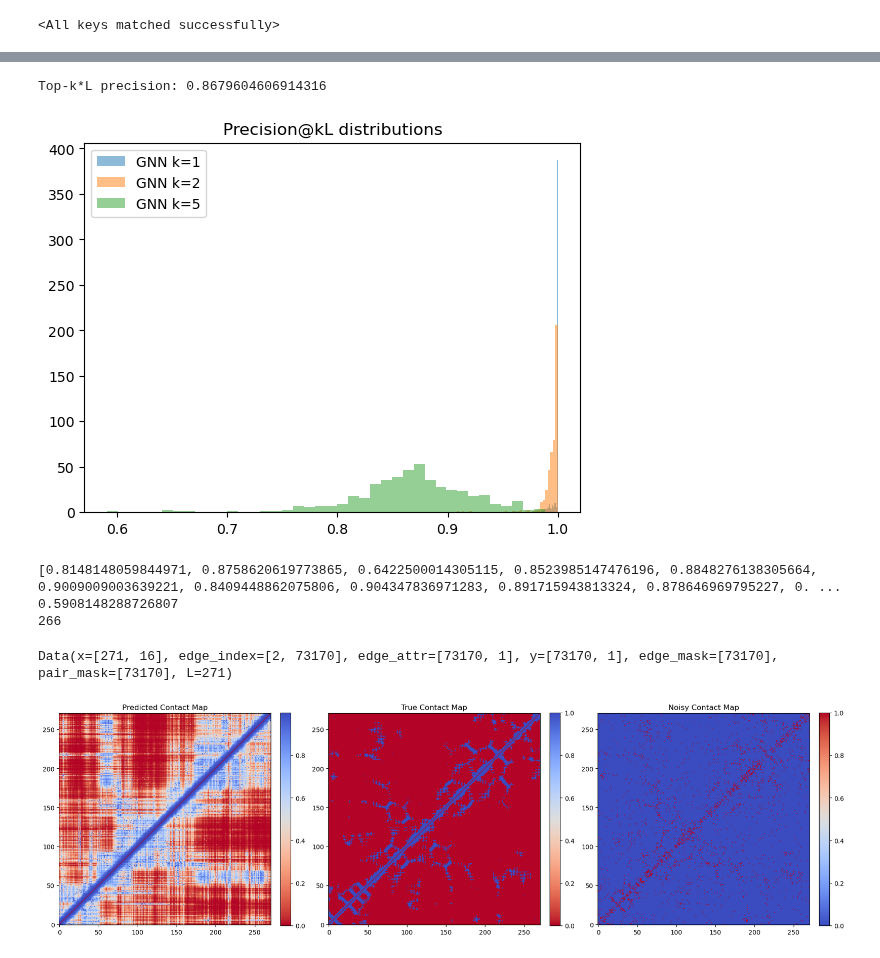
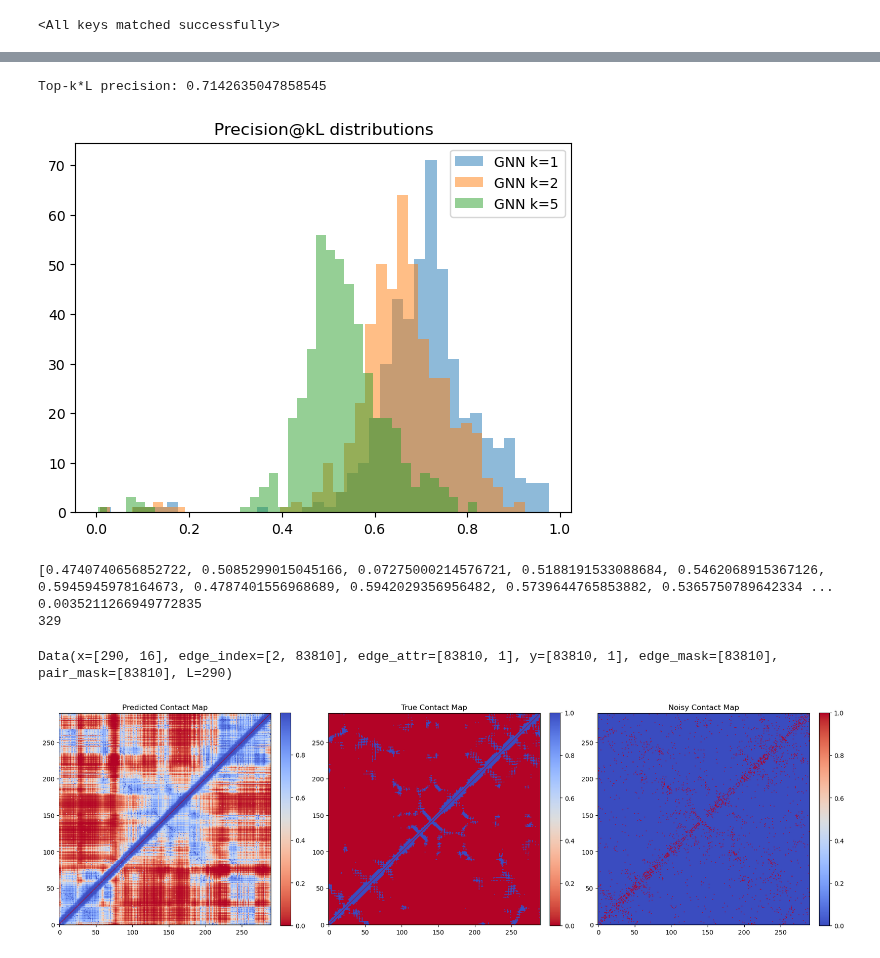
Before and after one commit to Fabiog17/Internship, a Jupyter notebook: GNN_cc_likeDCA.ipynb, the cells around one changed output, grey strips where cells are left out. Drawn from its saved outputs; the diff is of its cells as text; code cells hidden in the pictures.

```diff
--- a/GNN_cc_likeDCA.ipynb
+++ b/GNN_cc_likeDCA.ipynb
@@ -227,7 +227,7 @@ import numpy as np
 import torch
 from torch_geometric.data import Data
 
-def build_graph_contact(noisy_contact_map, true_contact_map=None, sep_min=0):
+def build_graph_contact(noisy_contact_map, distance_map=None, sep_min=5):
 
     N = len(noisy_contact_map)
 
@@ -242,9 +242,11 @@ def build_graph_contact(noisy_contact_map, true_contact_map=None, sep_min=0):
     pair_mask = i < j
     long_range_ok = (torch.abs(i - j) >= sep_min)
 
-    if true_contact_map is not None:
+    if distance_map is not None:
+        known = np.isfinite(distance_map)
+        known = torch.tensor(known, dtype=torch.bool)
+        true_contact_map = contact_from_distance(distance_map, threshold=8.0)
         true_contact_map = torch.tensor(true_contact_map, dtype=torch.float)
-        known = torch.isfinite(true_contact_map)
         labels = (known & (true_contact_map == 1)).float()
     else:
         known = torch.ones((N, N), dtype=torch.bool)
@@ -292,12 +294,11 @@ for file in os.listdir(folder_path):
 
     try:
         distance_map, __ = distance_map_PDB(pdb_path, chain_id, output_map_file)
-        true_contact_map = contact_from_distance(distance_map, threshold=8.0)
 
         L= distance_map.shape[0]
         K = 5 * L
         noisy_contact_map, __ = sample_noisy_contact_map_from_distance(distance_map,p_detect_by_r,K,threshold=8.0,seed=1)
-        data = build_graph_contact(noisy_contact_map, true_contact_map)
+        data = build_graph_contact(noisy_contact_map, distance_map)
         all_data.append(data)
     except:
         print(f"Some error occurred in the sequence {file}")
@@ -568,11 +569,18 @@ device = torch.device('cuda' if torch.cuda.is_available() else 'cpu')
 
 model = EdgeGNN(node_in_ch=16, edge_in_ch=1, hidden_ch=25, mlp_hidden_ch=12, GNN_layers=3).to(device)
 
+save_path = "best_model_cc_likeDCA.pt"
+#to load an old model
+# state_dict = torch.load(save_path)
+# model.load_state_dict(state_dict)
+
 pos_weight = compute_pos_weight(train_loader, device)
 print("pos_weight:", pos_weight.item())
 loss_fn = torch.nn.BCEWithLogitsLoss(pos_weight=pos_weight,reduction='mean')
 
-optimizer = torch.optim.Adam(model.parameters(), lr=0.001)
+optimizer = torch.optim.Adam(model.parameters(), lr=0.0001)
+scheduler = torch.optim.lr_scheduler.ReduceLROnPlateau(optimizer,mode='min',factor=0.5, patience=5,min_lr=1e-6,verbose=True)
+
 
 train_losses = []
 val_losses = []
@@ -581,9 +589,8 @@ val_losses = []
 best_val_loss = float('inf')
 patience = 10
 epochs_no_improve = 0
-save_path = "best_model_cc_likeDCA.pt"
 
-for epoch in range(10):
+for epoch in range(300):
 
     model.train()
 
@@ -616,6 +623,10 @@ for epoch in range(10):
     train_losses.append(train_loss)
     val_losses.append(val_loss)
 
+    scheduler.step(val_loss)
+
+    current_lr = optimizer.param_groups[0]['lr']
+
     print(f"Epoch {epoch}: Train Loss={train_loss:.4f}, Val Loss={val_loss:.4f}")
 
     if val_loss < best_val_loss:
@@ -796,9 +812,9 @@ def topk_L_precision(model, loader, device, ratio=1.0):
 
     return float(np.mean(per_graph_precisions)), per_graph_precisions
 
-print("Top-k*L precision:", topk_L_precision(model, test_loader, device, ratio=5)[0])
+print("Top-k*L precision:", topk_L_precision(model, test_loader, device, ratio=1)[0])
 # %% [output]
-Top-k*L precision: 0.8679604606914316
+Top-k*L precision: 0.7142635047858545
 # %%
 k_values = [1,2,5]
 results = {k: [] for k in k_values}
@@ -814,7 +830,7 @@ plt.legend()
 plt.title("Precision@kL distributions")
 plt.show()
 # %% [output]
-[figure, old version]
+[figure, new version]
 # %%
 k=5
 precision= topk_L_precision(model, test_loader, device, ratio=k)[1]
@@ -822,9 +838,9 @@ print(precision)
 print(min(precision))
 print(precision.index(min(precision)))
 # %% [output]
-[0.8148148059844971, 0.8758620619773865, 0.6422500014305115, 0.8523985147476196, 0.8848276138305664, 0.9009009003639221, 0.8409448862075806, 0.904347836971283, 0.891715943813324, 0.878646969795227, 0. ...
-0.5908148288726807
-266
+[0.4740740656852722, 0.5085299015045166, 0.07275000214576721, 0.5188191533088684, 0.5462068915367126, 0.5945945978164673, 0.4787401556968689, 0.5942029356956482, 0.5739644765853882, 0.5365750789642334 ...
+0.0035211266949772835
+329
 # %%
 def graph_to_matrix(data, values):
     num_nodes = data.x.shape[0]
@@ -835,7 +851,8 @@ def graph_to_matrix(data, values):
 
     return mat
 # %%
-pos=3
+
+pos=4
 #worst case
 
 i=0
@@ -849,39 +866,39 @@ with torch.no_grad():
 batch=test_data[pos]
 print(batch)
 
-mask = batch.edge_mask & batch.pair_mask
+
 
 scores = torch.sigmoid(pred_logits.squeeze(-1))
 # threshold=0.8
 # scores= (scores>= threshold).float()
 pred_contact_map = graph_to_matrix(batch, scores.cpu())
 true_contact_map = graph_to_matrix(batch, batch.y.cpu())
-noisy_contact_map_map = graph_to_matrix(batch, batch.edge_attr.cpu())
+noisy_contact_map = graph_to_matrix(batch, batch.edge_attr.cpu())
 
 
 
 fig, axes = plt.subplots(1, 3, figsize=(18, 6))  # 1 row, 3 columns
 
 # --- Predicted Distance Map ---
 im0 = axes[0].imshow(pred_contact_map, cmap='coolwarm_r', origin='lower')
 axes[0].set_title("Predicted Contact Map")
 plt.colorbar(im0, ax=axes[0], fraction=0.046, pad=0.04)
 
 # --- True Distance Map ---
 im1 = axes[1].imshow(true_contact_map, cmap='coolwarm_r', origin='lower')
 axes[1].set_title("True Contact Map")
 plt.colorbar(im1, ax=axes[1], fraction=0.046, pad=0.04)
 
 # --- Original Noisy Contact Map ---
-im2 = axes[2].imshow(noisy_contact_map_map, cmap='coolwarm', origin='lower')
+im2 = axes[2].imshow(noisy_contact_map, cmap='coolwarm', origin='lower')
 axes[2].set_title("Noisy Contact Map")
 plt.colorbar(im2, ax=axes[2], fraction=0.046, pad=0.04)
 
 plt.tight_layout()
 plt.show()
 # %% [output]
-Data(x=[271, 16], edge_index=[2, 73170], edge_attr=[73170, 1], y=[73170, 1], edge_mask=[73170], pair_mask=[73170], L=271)
+Data(x=[290, 16], edge_index=[2, 83810], edge_attr=[83810, 1], y=[83810, 1], edge_mask=[83810], pair_mask=[83810], L=290)
-[figure, old version]
+[figure, new version]
 # %%
 ###test on DCA-like data
 
```
Also changed, not shown: parts of 10 cells of this notebook, 1 other file.
